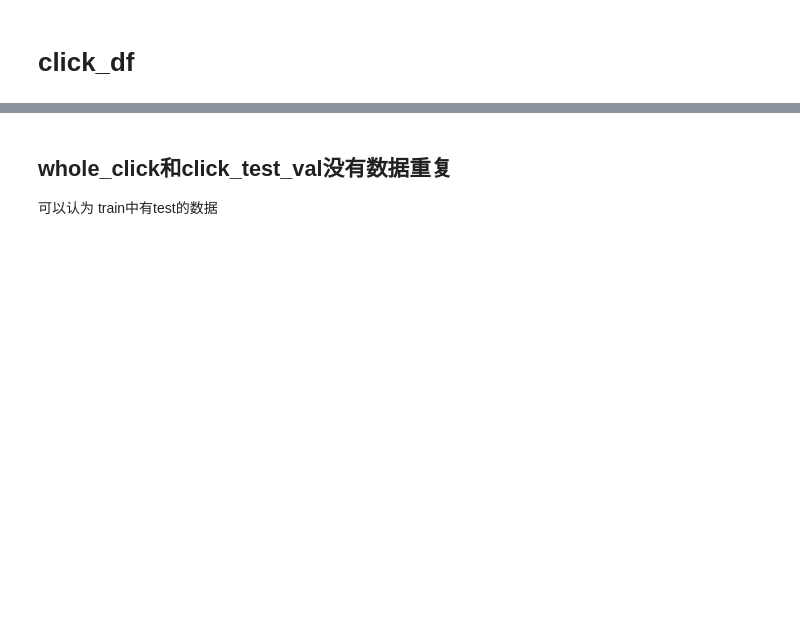
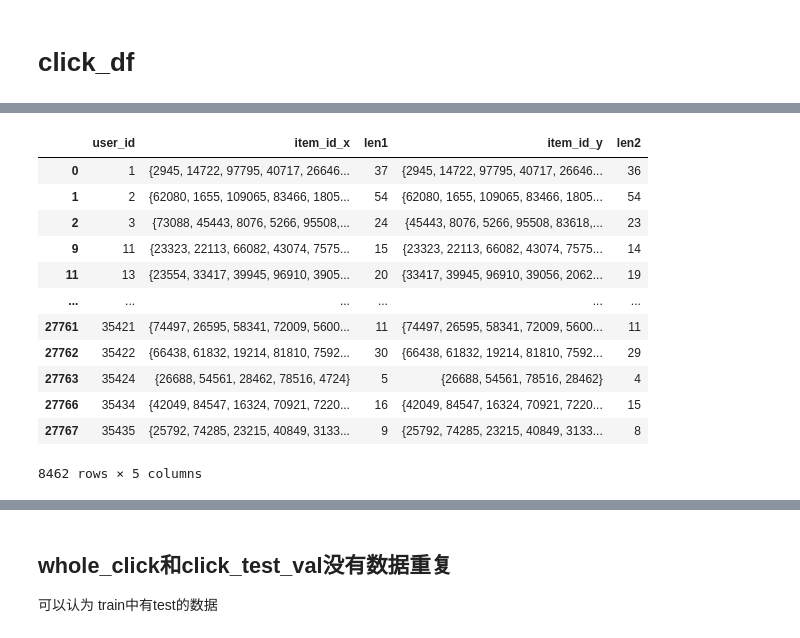
Before and after one commit to mayi140611/mayiapps, a Jupyter notebook: a_0330_0527_Modern_E_Commerce_Platform_Debiasing/0EDA.ipynb, the cells around one changed output, grey strips where cells are left out. Cells and saved outputs as stored; diff of their text form; code cells hidden in the pictures; blank space fills up the shorter version.

```diff
--- a/a_0330_0527_Modern_E_Commerce_Platform_Debiasing/0EDA.ipynb
+++ b/a_0330_0527_Modern_E_Commerce_Platform_Debiasing/0EDA.ipynb
@@ -516,0 +595,16 @@ whole_click.shape
+# %%
+s[s.user_id.isin(test_qtime.user_id)]
+# %% [output]
+|  | user_id | item_id_x | len1 | item_id_y | len2 |
+| 0 | 1 | {2945, 14722, 97795, 40717, 26646... | 37 | {2945, 14722, 97795, 40717, 26646... | 36 |
+| 1 | 2 | {62080, 1655, 109065, 83466, 1805... | 54 | {62080, 1655, 109065, 83466, 1805... | 54 |
+| 2 | 3 | {73088, 45443, 8076, 5266, 95508,... | 24 | {45443, 8076, 5266, 95508, 83618,... | 23 |
+| 9 | 11 | {23323, 22113, 66082, 43074, 7575... | 15 | {23323, 22113, 66082, 43074, 7575... | 14 |
+| 11 | 13 | {23554, 33417, 39945, 96910, 3905... | 20 | {33417, 39945, 96910, 39056, 2062... | 19 |
+| ... | ... | ... | ... | ... | ... |
+| 27761 | 35421 | {74497, 26595, 58341, 72009, 5600... | 11 | {74497, 26595, 58341, 72009, 5600... | 11 |
+| 27762 | 35422 | {66438, 61832, 19214, 81810, 7592... | 30 | {66438, 61832, 19214, 81810, 7592... | 29 |
+| 27763 | 35424 | {26688, 54561, 28462, 78516, 4724} | 5 | {26688, 54561, 78516, 28462} | 4 |
+| 27766 | 35434 | {42049, 84547, 16324, 70921, 7220... | 16 | {42049, 84547, 16324, 70921, 7220... | 15 |
+| 27767 | 35435 | {25792, 74285, 23215, 40849, 3133... | 9 | {25792, 74285, 23215, 40849, 3133... | 8 |
+8462 rows × 5 columns
```
Also changed, not shown: parts of 31 cells of this notebook, 3 other files.
